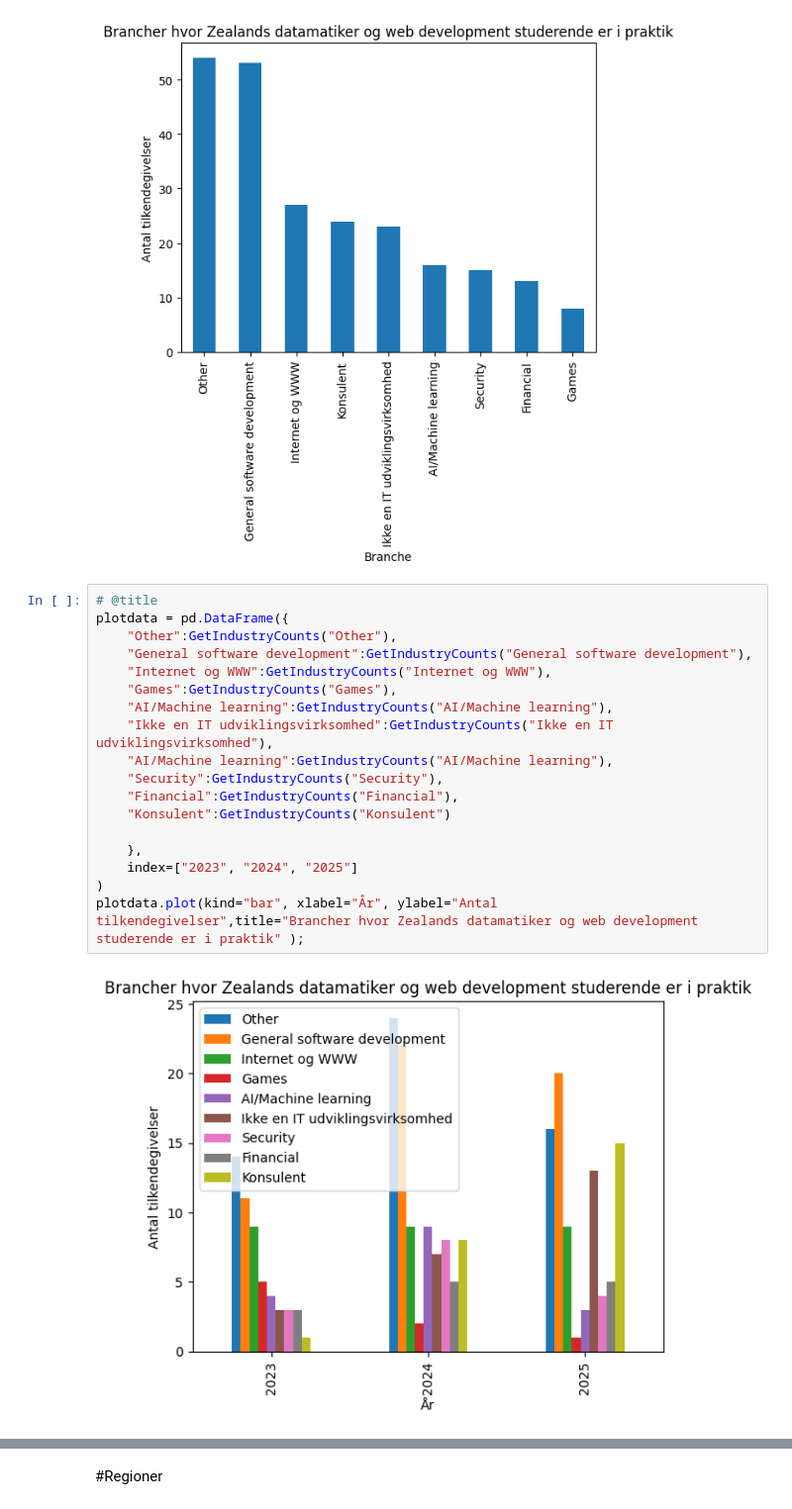
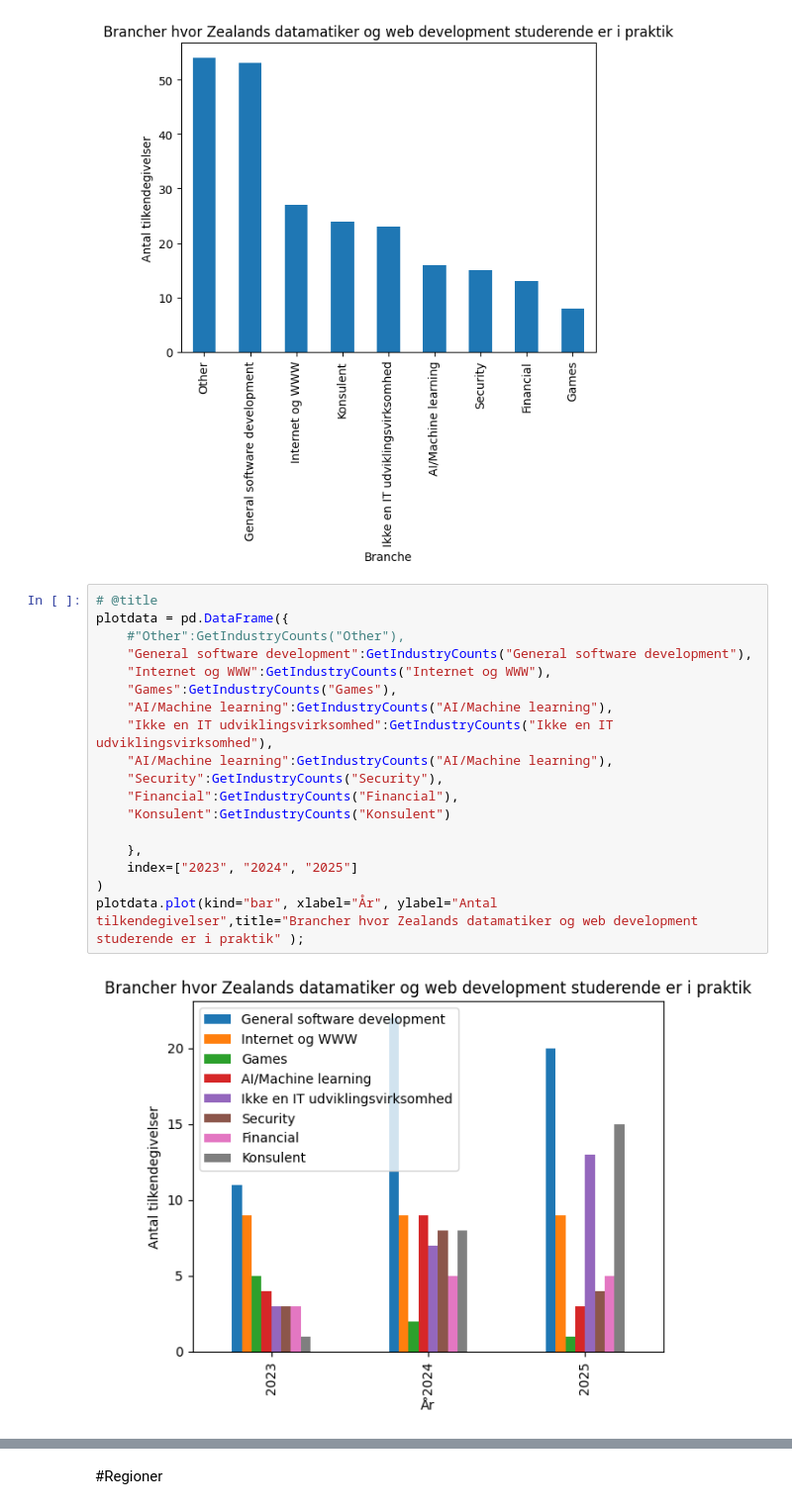
Before and after one commit to jpandersen61/ATOM-Projektet, a Jupyter notebook: ATOM_Projektet_Trends.ipynb, the cells around one changed output, grey strips where cells are left out. Shown at 99% size. Saved outputs shown, nothing was run; the diff lists cells and outputs as text.

```diff
--- a/ATOM_Projektet_Trends.ipynb
+++ b/ATOM_Projektet_Trends.ipynb
@@ -329,23 +330,23 @@ IndustryDataFrame
 # %%
 # @title
 plotdata = pd.DataFrame({
-    "Other":GetIndustryCounts("Other"),
+    #"Other":GetIndustryCounts("Other"),
     "General software development":GetIndustryCounts("General software development"),
     "Internet og WWW":GetIndustryCounts("Internet og WWW"),
     "Games":GetIndustryCounts("Games"),
     "AI/Machine learning":GetIndustryCounts("AI/Machine learning"),
     "Ikke en IT udviklingsvirksomhed":GetIndustryCounts("Ikke en IT udviklingsvirksomhed"),
     "AI/Machine learning":GetIndustryCounts("AI/Machine learning"),
     "Security":GetIndustryCounts("Security"),
     "Financial":GetIndustryCounts("Financial"),
     "Konsulent":GetIndustryCounts("Konsulent")
 
     },
     index=["2023", "2024", "2025"]
 )
 plotdata.plot(kind="bar", xlabel="År", ylabel="Antal tilkendegivelser",title="Brancher hvor Zealands datamatiker og web development studerende er i praktik" );
 # %% [output]
-[figure, old version]
+[figure, new version]
 # %%
 # @title
 stacked_data = plotdata.apply(lambda x: x*100/sum(x), axis=1)
```
Also changed, not shown: parts of 31 cells of this notebook.
